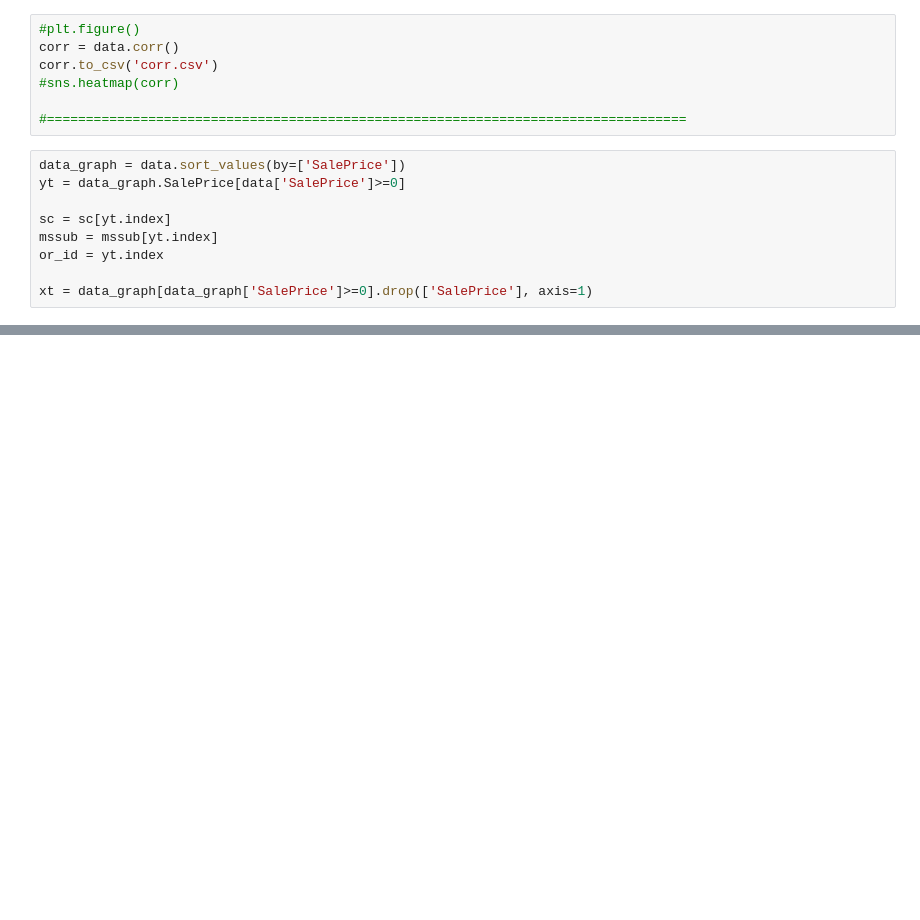
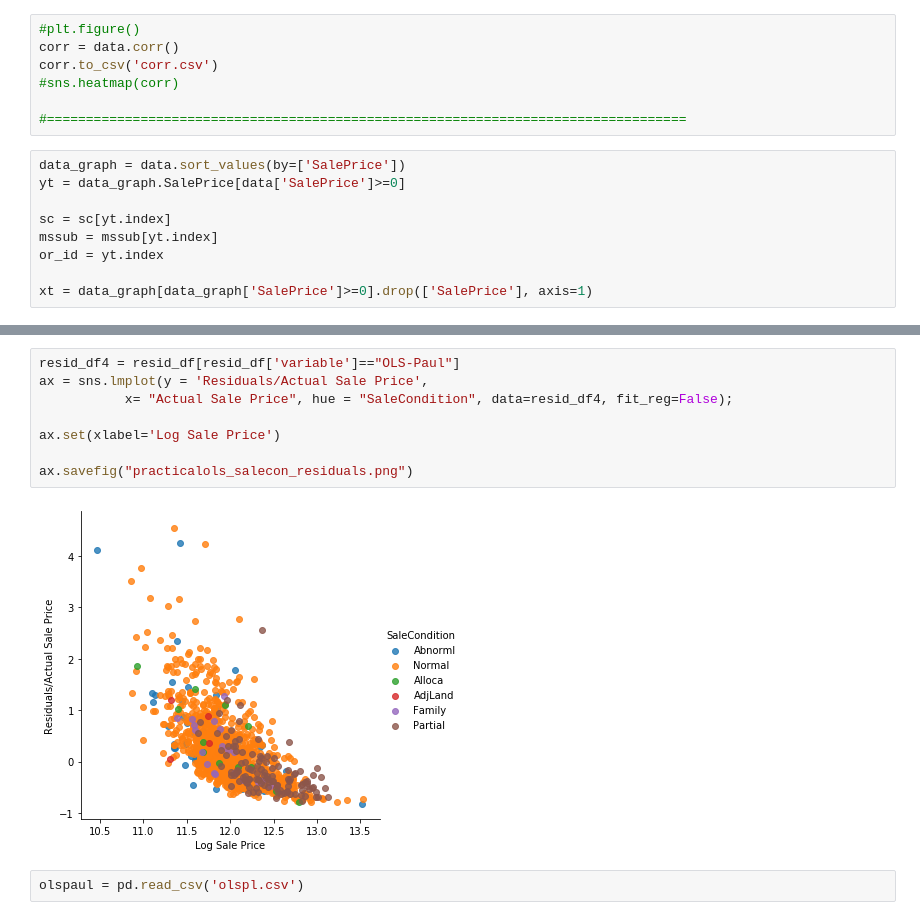
Before and after one commit to plee0117/IOWA, a Jupyter notebook: data_processing_V6_FS.ipynb, the cells around one changed output, grey strips where cells are left out. Cells and saved outputs as stored; diff of their text form; blank space fills up the shorter version.

```diff
--- a/data_processing_V6_FS.ipynb
+++ b/data_processing_V6_FS.ipynb
@@ -515,0 +607,12 @@ sns.lmplot(y = 'resid', x= "SortedIndex", data=resid_df, hue='Neighborhood', fit
+# %%
+resid_df4 = resid_df[resid_df['variable']=="OLS-Paul"]
+ax = sns.lmplot(y = 'Residuals/Actual Sale Price',
+           x= "Actual Sale Price", hue = "SaleCondition", data=resid_df4, fit_reg=False);
+
+ax.set(xlabel='Log Sale Price')
+
+ax.savefig("practicalols_salecon_residuals.png")
+# %% [output]
+[figure, added]
+# %%
+olspaul = pd.read_csv('olspl.csv')
```
Also changed, not shown: parts of 37 cells of this notebook.
